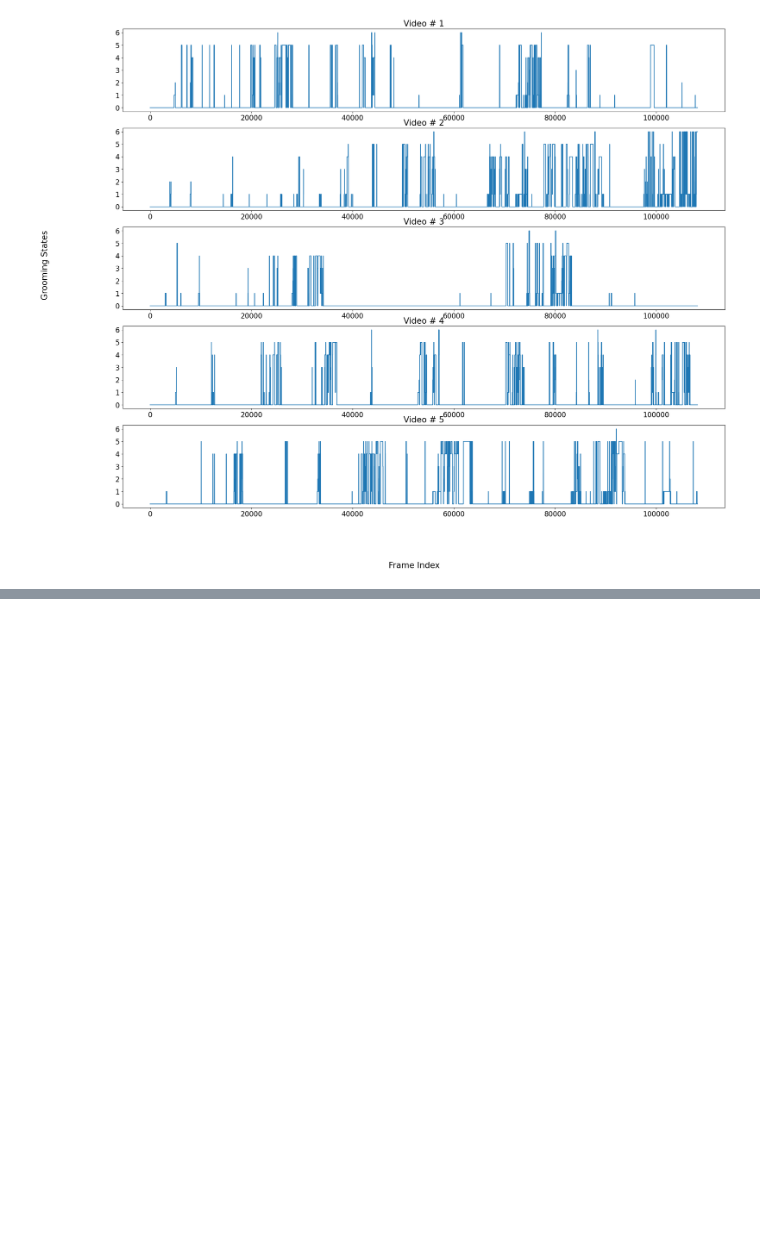
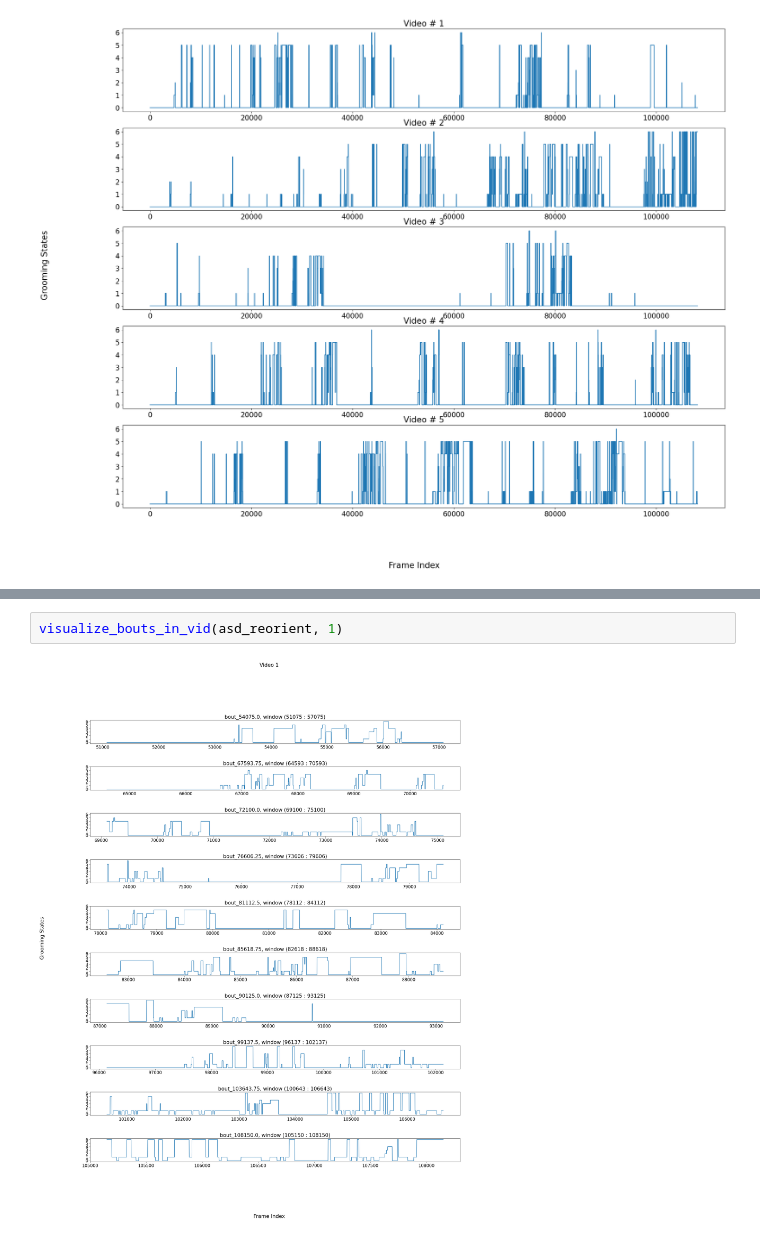
Before and after one commit to brigbrog/Syntactic-Grooming, a Jupyter notebook: data_reader.ipynb, the cells around one changed output, grey strips where cells are left out. Drawn from its saved outputs; the diff is of its cells as text; blank space fills up the shorter version.

Commit message:
simple bout finder vis method

```diff
--- a/data_reader.ipynb
+++ b/data_reader.ipynb
@@ -226,0 +265,4 @@ def visualize_bouts_in_vid(vid_df, vid_id: int, null_state_buffer: int):
+# %%
+visualize_bouts_in_vid(asd_reorient, 1)
+# %% [output]
+[figure, added]
```
Also changed, not shown: parts of 1 cell of this notebook.
